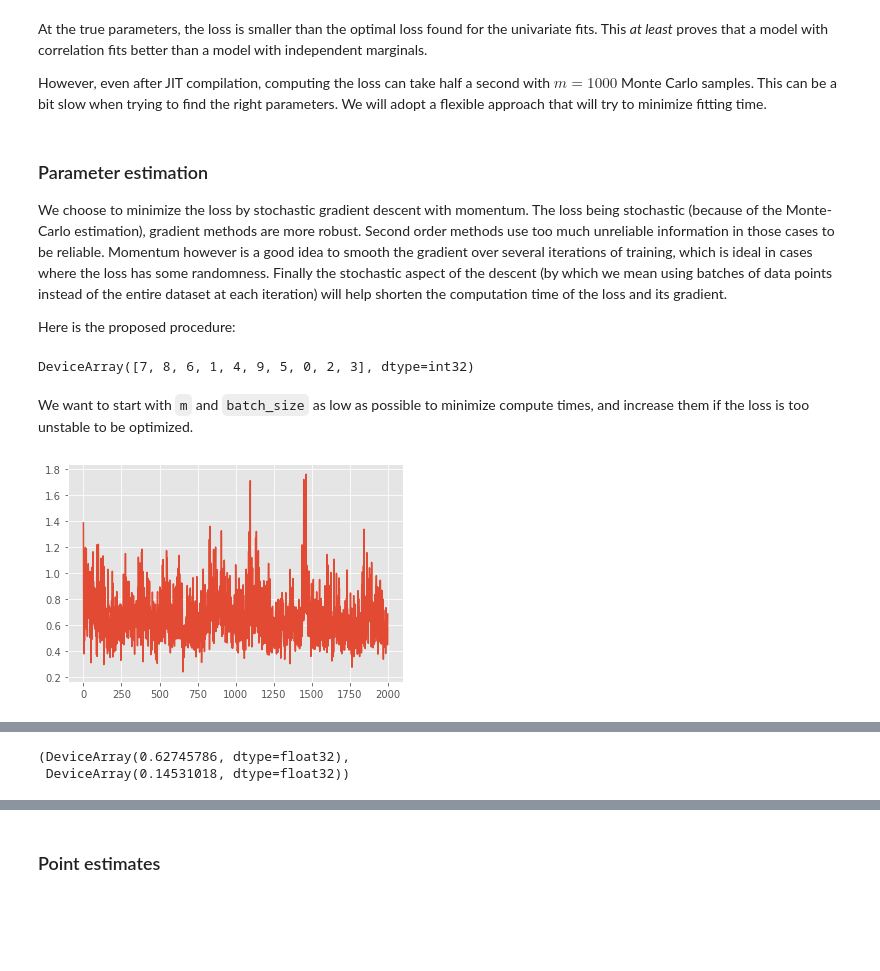
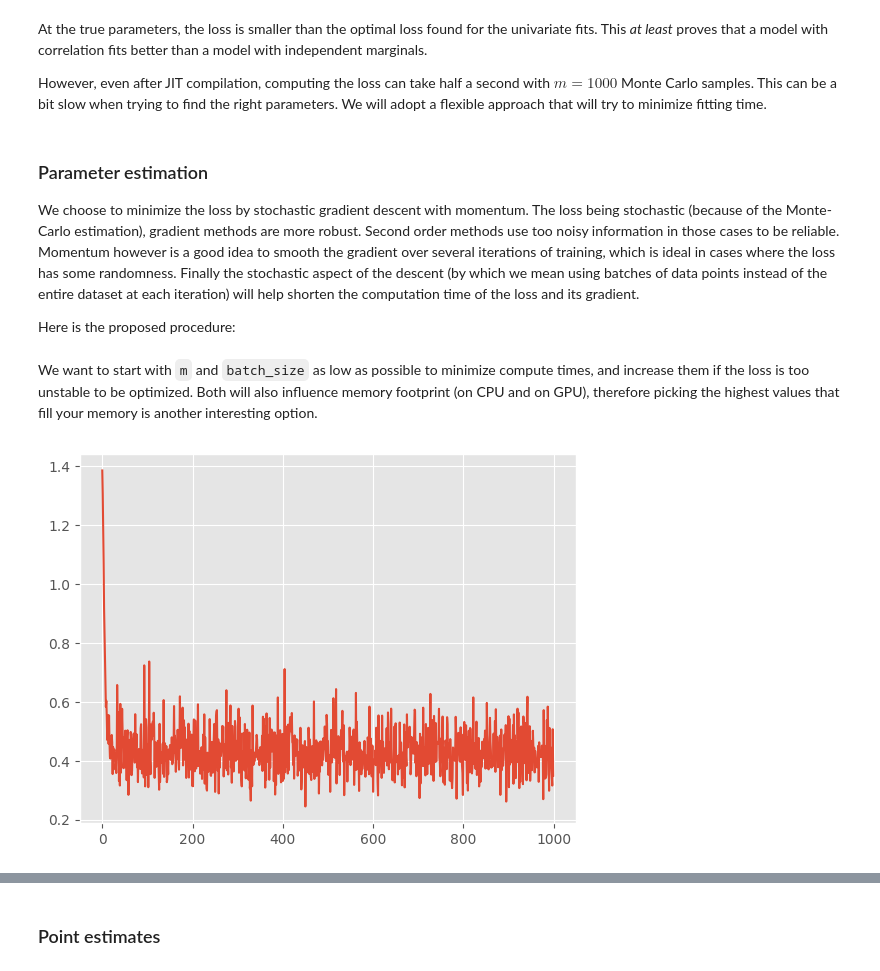
Before and after one commit to aevive/blog, a Jupyter notebook: chapters/7h_multivariate_probit_regression.ipynb, the cells around one changed output, grey strips where cells are left out. Drawn from its saved outputs; the diff is of its cells as text; code cells hidden in the pictures; blank space fills up the shorter version.

```diff
--- a/chapters/7h_multivariate_probit_regression.ipynb
+++ b/chapters/7h_multivariate_probit_regression.ipynb
@@ -269,7 +281,7 @@ However, even after JIT compilation, computing the loss can take half a second w
 # %% [markdown]
 ### Parameter estimation
 
-We choose to minimize the loss by stochastic gradient descent with momentum. The loss being stochastic (because of the Monte-Carlo estimation), gradient methods are more robust. Second order methods use too much unreliable information in those cases to be reliable. Momentum however is a good idea to smooth the gradient over several iterations of training, which is ideal in cases where the loss has some randomness. Finally the stochastic aspect of the descent (by which we mean using batches of data points instead of the entire dataset at each iteration) will help shorten the computation time of the loss and its gradient.
+We choose to minimize the loss by stochastic gradient descent with momentum. The loss being stochastic (because of the Monte-Carlo estimation), gradient methods are more robust. Second order methods use too noisy information in those cases to be reliable. Momentum however is a good idea to smooth the gradient over several iterations of training, which is ideal in cases where the loss has some randomness. Finally the stochastic aspect of the descent (by which we mean using batches of data points instead of the entire dataset at each iteration) will help shorten the computation time of the loss and its gradient.
 
 Here is the proposed procedure:
 # %%
@@ -309,10 +321,6 @@ def fit_params(
     hist['g_norm'] = jnp.stack(hist['g_norm'])
 
     return params, hist
-# %%
-random.permutation(key, 10)
-# %% [output]
-DeviceArray([7, 8, 6, 1, 4, 9, 5, 0, 2, 3], dtype=int32)
 # %%
 import optax
 
@@ -361,18 +369,23 @@ def fit_params(
     return params, hist
 # %% [markdown]
 We want to start with `m` and `batch_size` as low as possible to minimize compute times, and increase them if the loss is too unstable to be optimized.
+Both will also influence memory footprint (on CPU and on GPU), therefore picking the highest values that fill your memory is another interesting option.
 # %%
 %%time
 
 params = Params(
     beta=jnp.zeros((p, q)),
     s=jnp.zeros((q, q)),
 )
+
 key, skey = random.split(key)
-params, hist = fit_params(params, x, y, skey, n_epochs=20, batch_size=100, lr=1.0, m=100)
+params, hist = fit_params(params, x, y, skey, n_epochs=10, batch_size=100, lr=0.1, m=100)
 plt.plot(hist['f'])
 plt.show()
 
-hist['f'][-100:].mean(), hist['f'][-100:].std()
+print(
+    f"avg loss: {hist['f'][-100:].mean(): .4f}"
+    f"| std loss {hist['f'][-100:].std(): .4f}"
+)
 # %% [output]
-[figure, old version]
+[figure, new version]
@@ -381,2 +394,0 @@ Wall time: 15.2 s
-(DeviceArray(0.62745786, dtype=float32),
- DeviceArray(0.14531018, dtype=float32))
```
Also changed, not shown: parts of 131 cells of this notebook, 8 other files.
